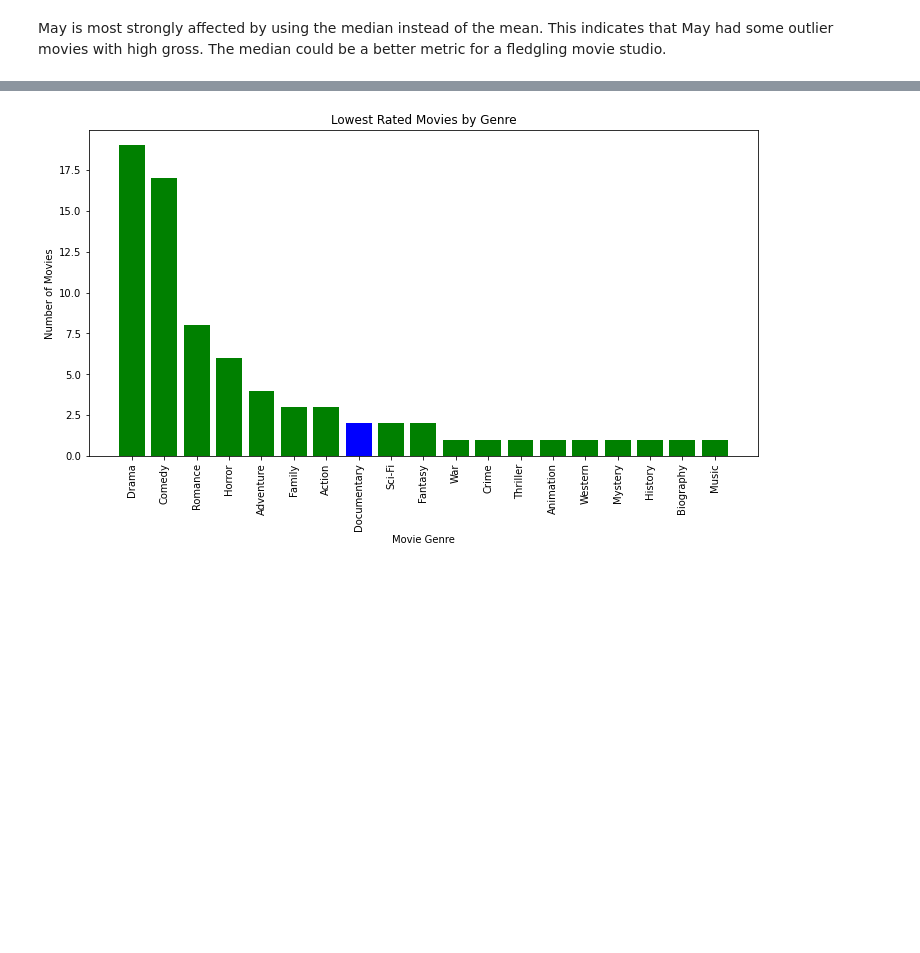
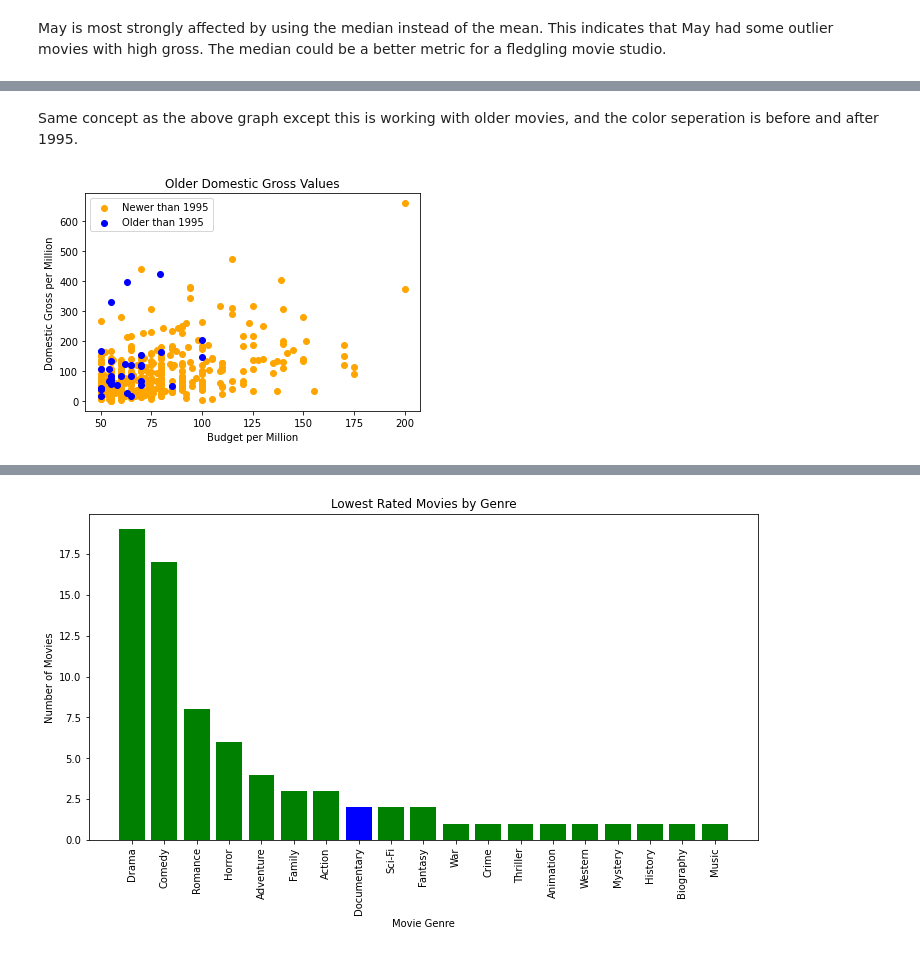
Before and after one commit to jlc0512/dsc-phase-1-project-Microsoft-Movie-Studios, a Jupyter notebook: student.ipynb, the cells around one changed output, grey strips where cells are left out. Drawn from its saved outputs; the diff is of its cells as text; code cells hidden in the pictures; blank space fills up the shorter version.

```diff
--- a/student.ipynb
+++ b/student.ipynb
@@ -1184,0 +1244,3 @@ May is most strongly affected by using the median instead of the mean. This indi
+# %%
+budgets_old = budgets_fix[budgets_fix['release_year'] < 2005]
+budgets_old
@@ -1184,0 +1311,25 @@ May is most strongly affected by using the median instead of the mean. This indi
+# %% [markdown]
+Same concept as the above graph except this is working with older movies, and the color seperation is before and after 1995.
+# %%
+old_domestic, ax = plt.subplots()
+
+plt.title('Older Domestic Gross Values')
+plt.xlabel('Budget per Million')
+plt.ylabel('Domestic Gross per Million')
+
+plt.xticks(np.arange(0,250_000_001, 25_000_000))
+ax.xaxis.set_major_formatter(format_number)
+
+plt.yticks(np.arange(0,2_000_000_001, 100_000_000))
+ax.yaxis.set_major_formatter(format_numbery)
+
+x = budgets_old['production_budget']
+y = budgets_old['domestic_gross']
+
+ax.scatter(x[budgets_old['release_year'] >= 1995], y[budgets_old['release_year'] >= 1995], color='orange', label='Newer than 1995');
+ax.scatter(x[budgets_old['release_year'] < 1995], y[budgets_old['release_year'] < 1995], color='blue', label='Older than 1995');
+
+ax.legend()
+plt.savefig('old_domestic.png', dpi = 400)
+# %% [output]
+[figure, added]
```
Also changed, not shown: parts of 22 cells of this notebook, 8 other files.
